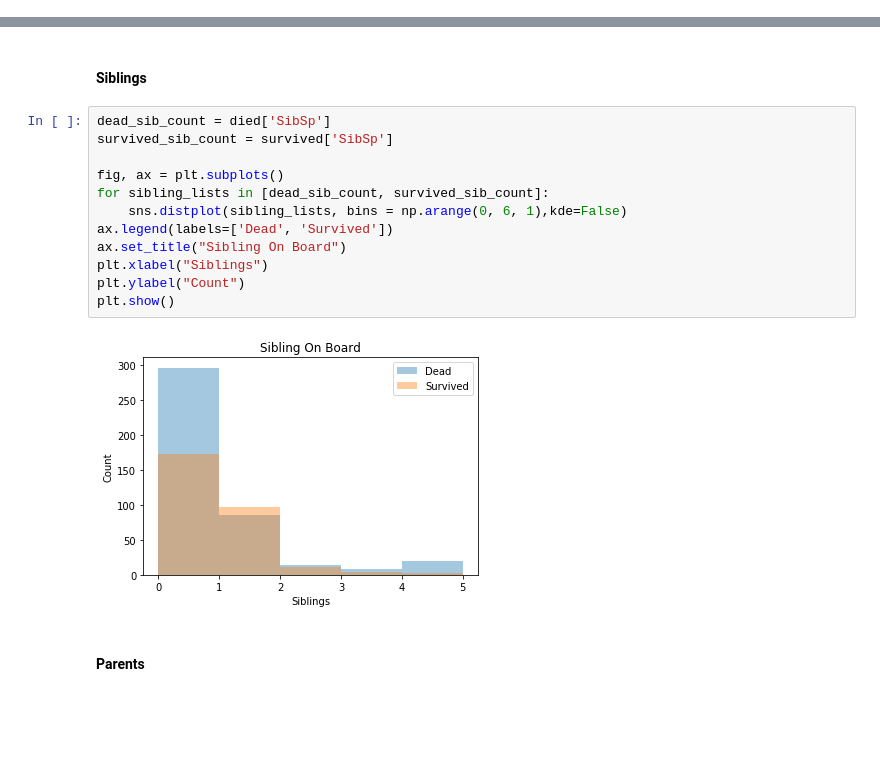
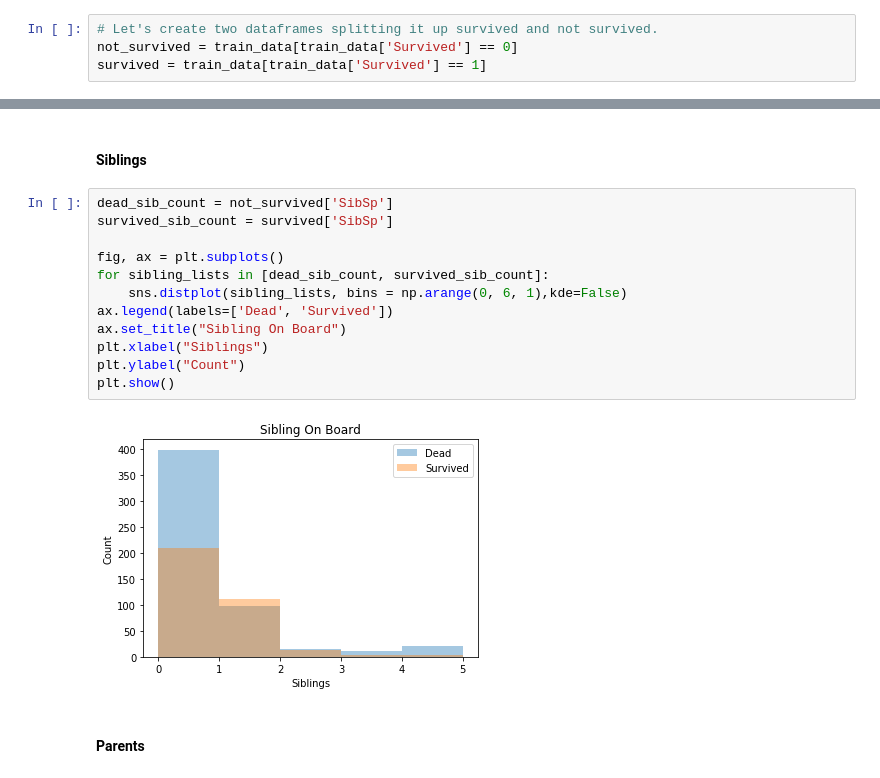
Before and after one commit to franciscedriccruz/ML_Titanic_Kaggle, a Jupyter notebook: Titanic .ipynb, the cells around one changed output, grey strips where cells are left out. Saved outputs shown, nothing was run; the diff lists cells and outputs as text; blank space fills up the shorter version.

```diff
--- a/Titanic .ipynb
+++ b/Titanic .ipynb
@@ -265,0 +72,4 @@ plt.show()
+# %%
+# Let's create two dataframes splitting it up survived and not survived.
+not_survived = train_data[train_data['Survived'] == 0]
+survived = train_data[train_data['Survived'] == 1]
@@ -268,19 +147,19 @@ plt.show()
 # %% [markdown]
 #### Siblings
 # %%
-dead_sib_count = died['SibSp']
+dead_sib_count = not_survived['SibSp']
 survived_sib_count = survived['SibSp']
 
 fig, ax = plt.subplots()
 for sibling_lists in [dead_sib_count, survived_sib_count]:
     sns.distplot(sibling_lists, bins = np.arange(0, 6, 1),kde=False)
 ax.legend(labels=['Dead', 'Survived'])
 ax.set_title("Sibling On Board")
 plt.xlabel("Siblings")
 plt.ylabel("Count")
 plt.show()
 # %% [output]
-[figure, old version]
+[figure, new version]
 # %% [markdown]
 #### Parents
 # %%
```
Also changed, not shown: parts of 153 cells of this notebook.
